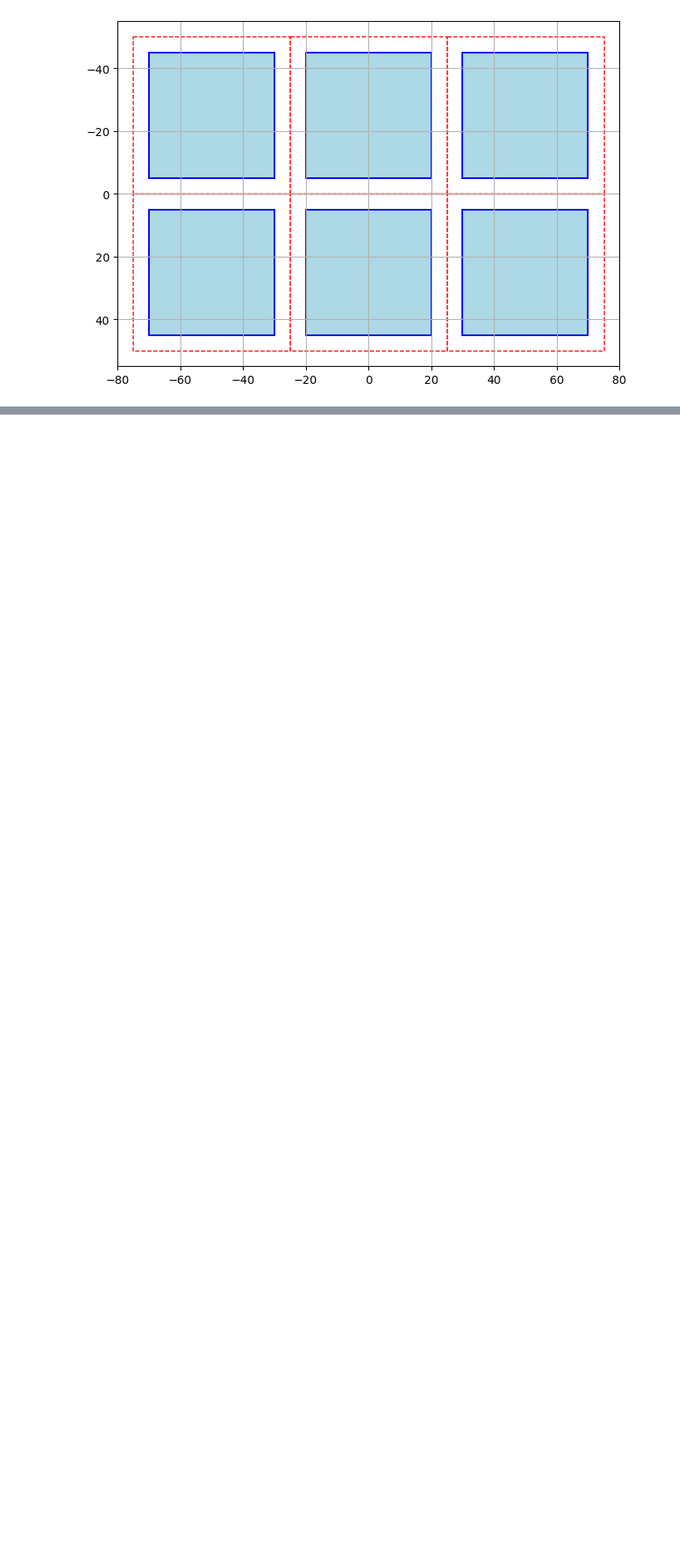
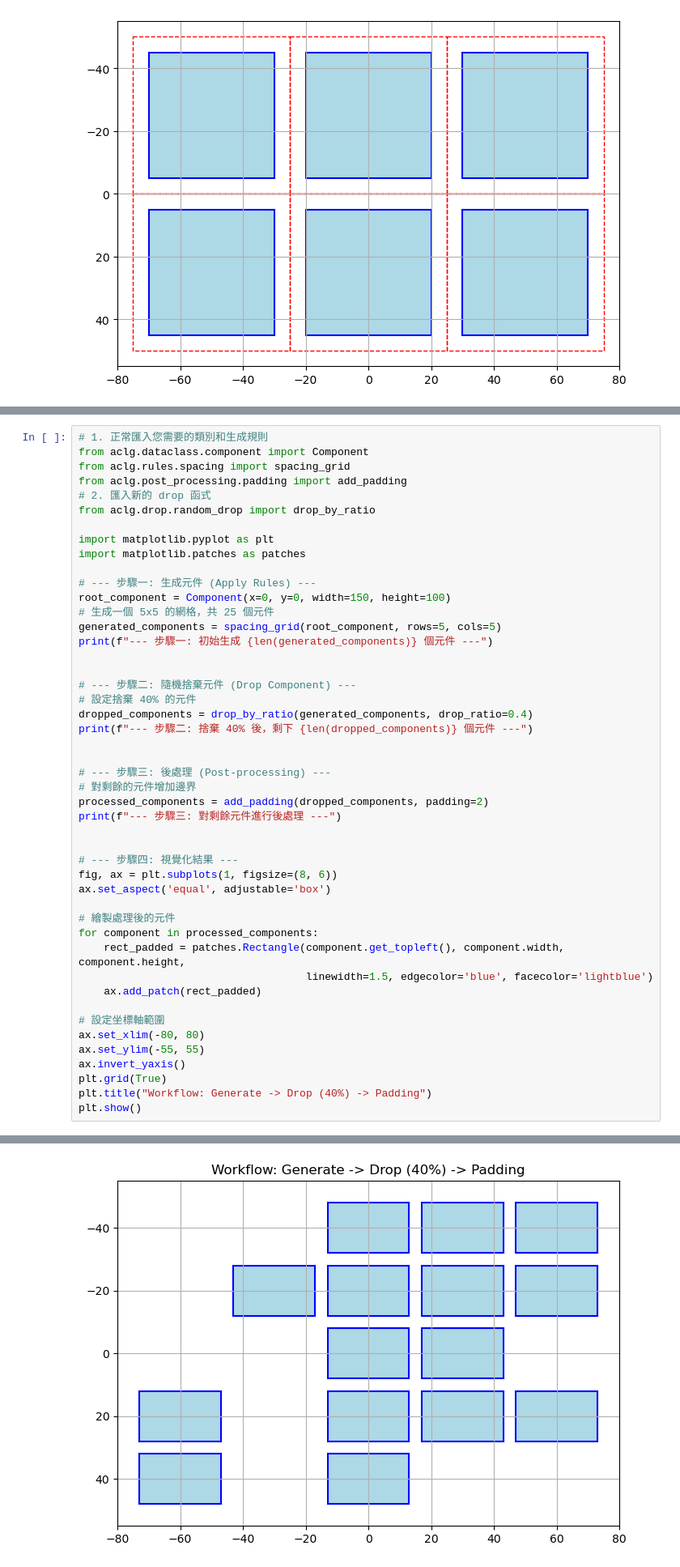
Before and after one commit to sssunyu/analog_chip_layout_generation, a Jupyter notebook: experiment.ipynb, the cells around one changed output, grey strips where cells are left out. Shown: that part at 81% size. Drawn from its saved outputs; the diff is of its cells as text; blank space fills up the shorter version.

```diff
--- a/experiment.ipynb
+++ b/experiment.ipynb
@@ -257,3 +257,51 @@ plt.show()
 對齊後元件寬度: [64.0, 96.0, 80.0]
 [figure]
 [figure]
+# %%
+# 1. 正常匯入您需要的類別和生成規則
+from aclg.dataclass.component import Component
+from aclg.rules.spacing import spacing_grid
+from aclg.post_processing.padding import add_padding
+# 2. 匯入新的 drop 函式
+from aclg.drop.random_drop import drop_by_ratio
+
+import matplotlib.pyplot as plt
+import matplotlib.patches as patches
+
+# --- 步驟一: 生成元件 (Apply Rules) ---
+root_component = Component(x=0, y=0, width=150, height=100)
+# 生成一個 5x5 的網格，共 25 個元件
+generated_components = spacing_grid(root_component, rows=5, cols=5)
+print(f"--- 步驟一: 初始生成 {len(generated_components)} 個元件 ---")
+
+
+# --- 步驟二: 隨機捨棄元件 (Drop Component) ---
+# 設定捨棄 40% 的元件
+dropped_components = drop_by_ratio(generated_components, drop_ratio=0.4)
+print(f"--- 步驟二: 捨棄 40% 後，剩下 {len(dropped_components)} 個元件 ---")
+
+
+# --- 步驟三: 後處理 (Post-processing) ---
+# 對剩餘的元件增加邊界
+processed_components = add_padding(dropped_components, padding=2)
+print(f"--- 步驟三: 對剩餘元件進行後處理 ---")
+
+
+# --- 步驟四: 視覺化結果 ---
+fig, ax = plt.subplots(1, figsize=(8, 6))
+ax.set_aspect('equal', adjustable='box')
+
+# 繪製處理後的元件
+for component in processed_components:
+    rect_padded = patches.Rectangle(component.get_topleft(), component.width, component.height,
+                                    linewidth=1.5, edgecolor='blue', facecolor='lightblue')
+    ax.add_patch(rect_padded)
+
+# 設定坐標軸範圍
+ax.set_xlim(-80, 80)
+ax.set_ylim(-55, 55)
+ax.invert_yaxis()
+plt.grid(True)
+plt.title("Workflow: Generate -> Drop (40%) -> Padding")
+plt.show()
+# %% [output]
@@ -259,0 +311 @@ plt.show()
+[figure, added]
```
Also changed, not shown: parts of 6 cells of this notebook, 9 other files.
